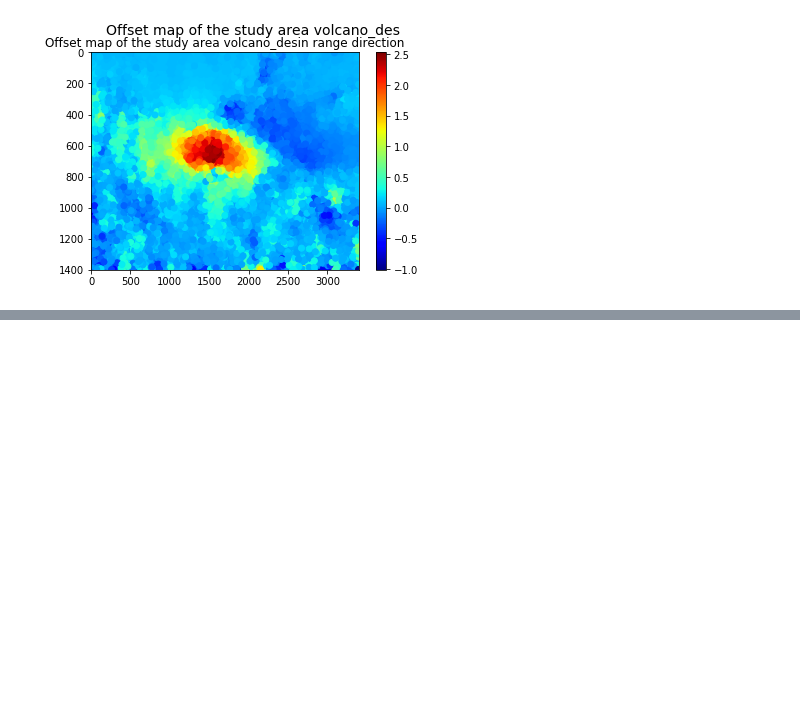
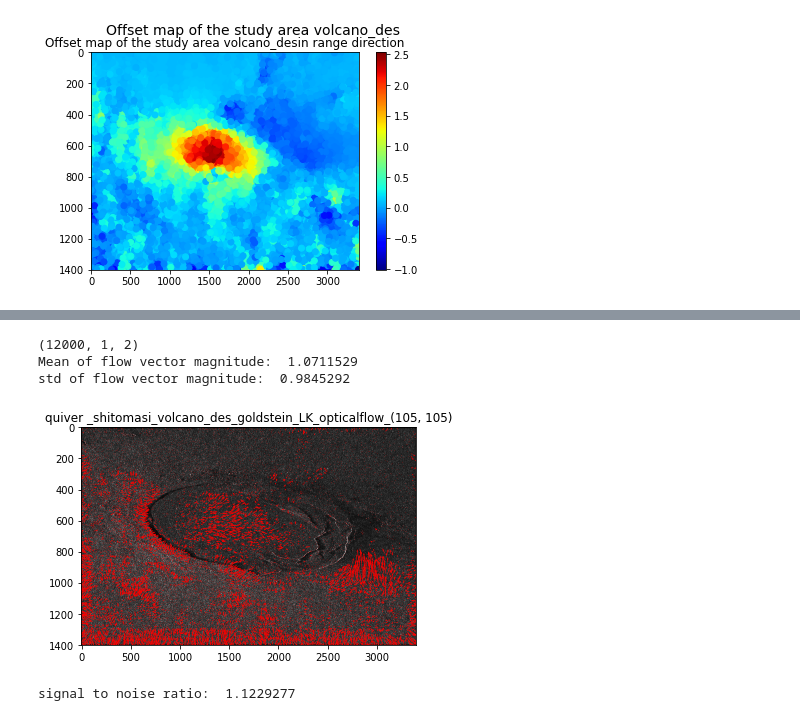
Before and after one commit to RaziehHosseini/Optical-flow, a Jupyter notebook: lukas-kanade.ipynb, the cells around one changed output, grey strips where cells are left out. Saved outputs shown, nothing was run; the diff lists cells and outputs as text; code cells hidden in the pictures; blank space fills up the shorter version.

```diff
--- a/lukas-kanade.ipynb
+++ b/lukas-kanade.ipynb
@@ -127,0 +161,59 @@ display.scatter_flow_vec(my_img_master, flow_vec[:,0], corners, path=PATH[7:-1],
+# %%
+point_thre = 12000
+dist_thre = 8
+corners = cv2.goodFeaturesToTrack(my_img_master, point_thre, 0.01,10)
+# %%
+win_size = (105, 105)
+max_level = 1
+criteria = (cv2.TERM_CRITERIA_EPS | cv2.TERM_CRITERIA_COUNT, 10, 0.03)
+
+# Performm LK-tracking
+lk_params = {"winSize": win_size,
+            "maxLevel": max_level,
+            "criteria": criteria}
+kp2, st, err = cv2.calcOpticalFlowPyrLK(my_img_master.astype(np.uint8),
+                                       my_img_slave.astype(np.uint8),
+                                       corners,
+                                       None,
+                                       **lk_params)
+kp3, st, err = cv2.calcOpticalFlowPyrLK(my_img_slave.astype(np.uint8),
+                                       my_img_master.astype(np.uint8),
+                                       kp2,
+                                       None,
+                                       **lk_params)
+dist = (corners-kp3)*(corners-kp3)
+print(dist.shape)
+dist=np.sqrt(dist[:,0,0]+dist[:,0,1])
+tracked = len(dist)
+good = dist < 1
+
+corners = corners.reshape(-1,2)
+kp2 = kp2.reshape(-1,2)
+kp3 = kp3.reshape(-1,2)
+
+robust_mp = kp2 - kp3
+robust_mp_mag = np.linalg.norm(robust_mp, axis=1)
+good = robust_mp_mag < dist_thre
+corners = corners[good]
+kp2=kp2[good]
+kp3=kp3[good]
+dist = dist[good]
+flow_vec= (kp2-kp3)
+final_flow_mag = np.linalg.norm(flow_vec, axis=1)
+print('Mean of flow vector magnitude: ', np.mean(final_flow_mag))
+print('std of flow vector magnitude: ', np.std(final_flow_mag))
+# %% [output]
+(12000, 1, 2)
+Mean of flow vector magnitude:  1.0711529
+std of flow vector magnitude:  0.9845292
+# %%
+display.draw_fv_4test(my_img_slave, corners, flow_vec,
+                    'quiver '+
+                      '_shitomasi_'+ PATH[7:-1]+'_LK_opticalflow_'+ np.str(lk_params['winSize']))
+corners= corners.reshape(-1,1,2)
+kp2 = kp2.reshape(-1,1,2)
+length,snr=calcTrackErrors(corners,kp2,dist)
+print("signal to noise ratio: ",np.mean(snr))
+# %% [output]
+[figure, added]
+signal to noise ratio:  1.1229277
```
Also changed, not shown: parts of 6 cells of this notebook.
